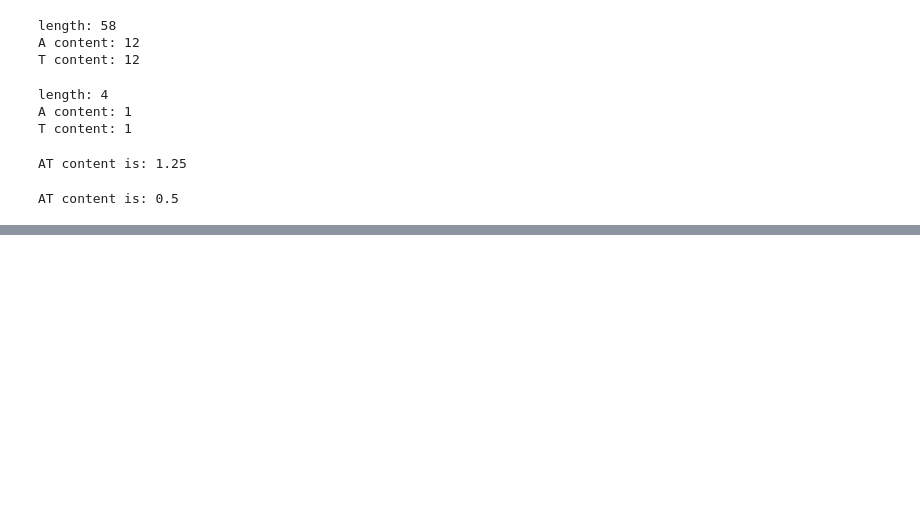
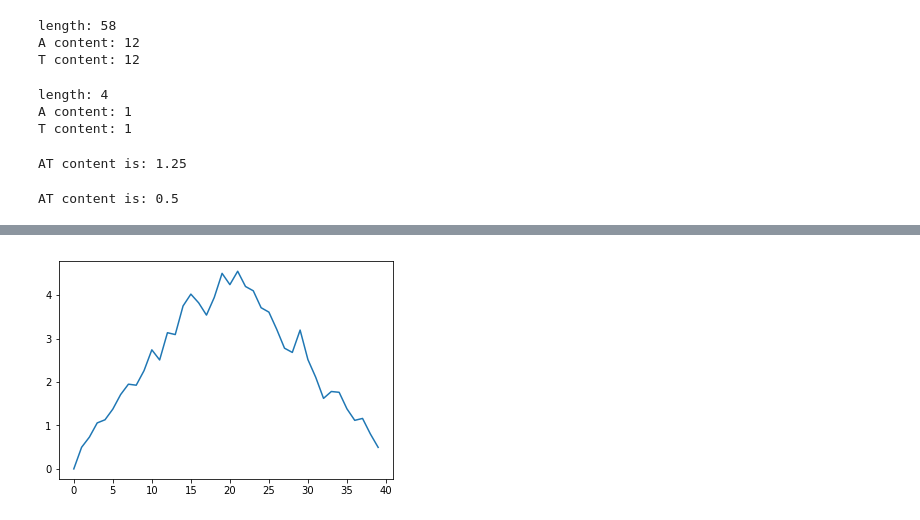
Before and after one commit to seanmathew95/homework, a Jupyter notebook: week-3-hw-eeb177.ipynb, the cells around one changed output, grey strips where cells are left out. Drawn from its saved outputs; the diff is of its cells as text; code cells hidden in the pictures; blank space fills up the shorter version.

```diff
--- a/week-3-hw-eeb177.ipynb
+++ b/week-3-hw-eeb177.ipynb
@@ -39,0 +120,10 @@ AT content is: 0.5
+# %%
+#MAKING YOUR OWN PLOT
+import numpy
+import matplotlib.pyplot
+% matplotlib inline
+
+max_plot = matplotlib.pyplot.plot(numpy.std(data, axis=0))
+matplotlib.pyplot.show()
+# %% [output]
+[figure, added]
```
Also changed, not shown: parts of 8 cells of this notebook.
